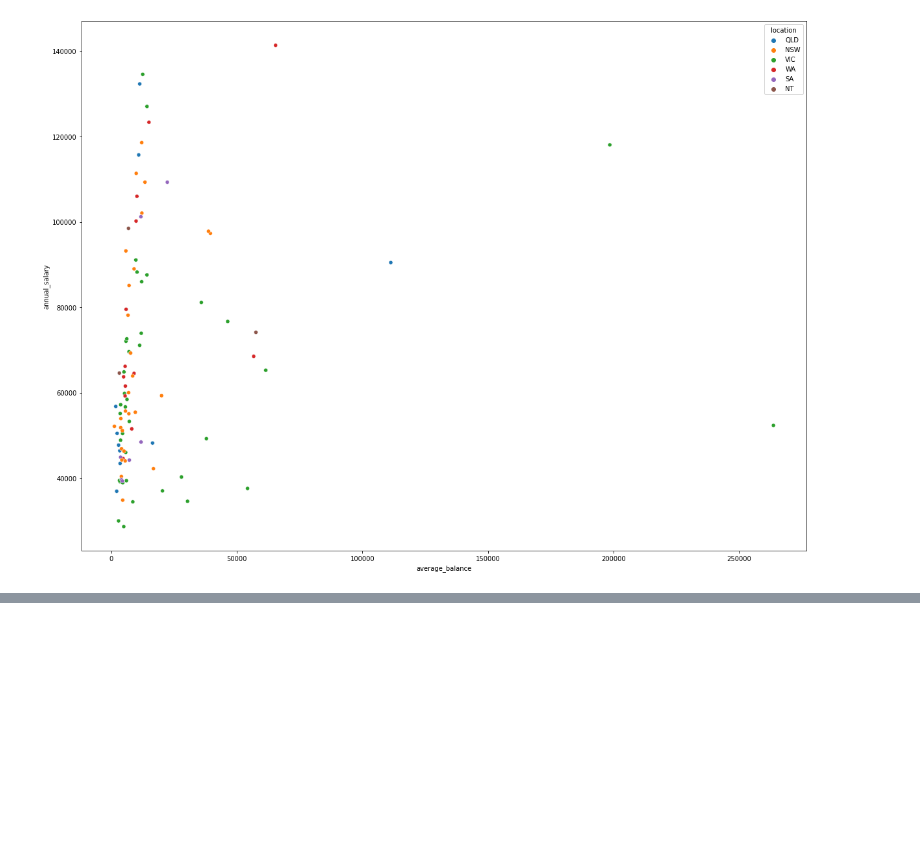
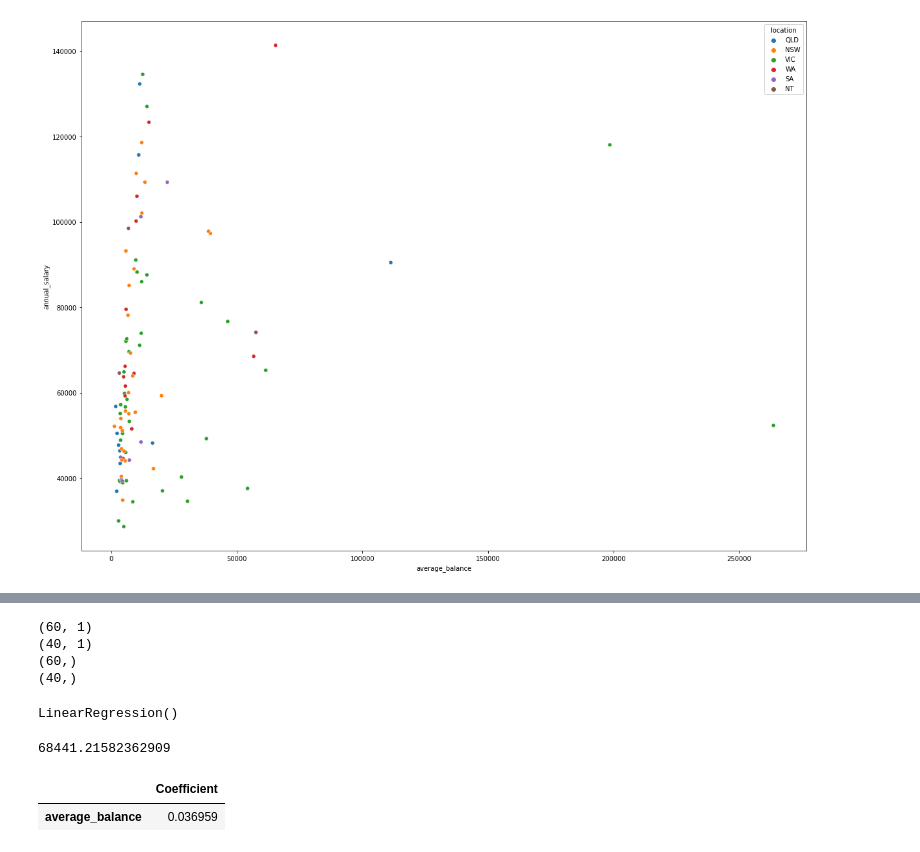
Before and after one commit to nug1209/ANZ_Data_Virtual_Experience, a Jupyter notebook: ANZ_Data_Analytics.ipynb, the cells around one changed output, grey strips where cells are left out. Cells and saved outputs as stored; diff of their text form; code cells hidden in the pictures; blank space fills up the shorter version.

```diff
--- a/ANZ_Data_Analytics.ipynb
+++ b/ANZ_Data_Analytics.ipynb
@@ -869,0 +895,26 @@ sns.scatterplot(data=df_mod, x='age', y='annual_salary', hue='location')
+# %%
+print(X_train.shape)
+print(X_test.shape)
+print(y_train.shape)
+print(y_test.shape)
+# %% [output]
+(60, 1)
+(40, 1)
+(60,)
+(40,)
+# %%
+model = LinearRegression()
+model.fit(X_train, y_train)
+# %% [output]
+LinearRegression()
+# %%
+print(model.intercept_)
+# %% [output]
+68441.21582362909
+# %%
+coeff_parameter = pd.DataFrame(model.coef_, X.columns, columns=['Coefficient'])
+
+coeff_parameter
+# %% [output]
+|  | Coefficient |
+| average_balance | 0.036959 |
```
Also changed, not shown: parts of 9 cells of this notebook.
